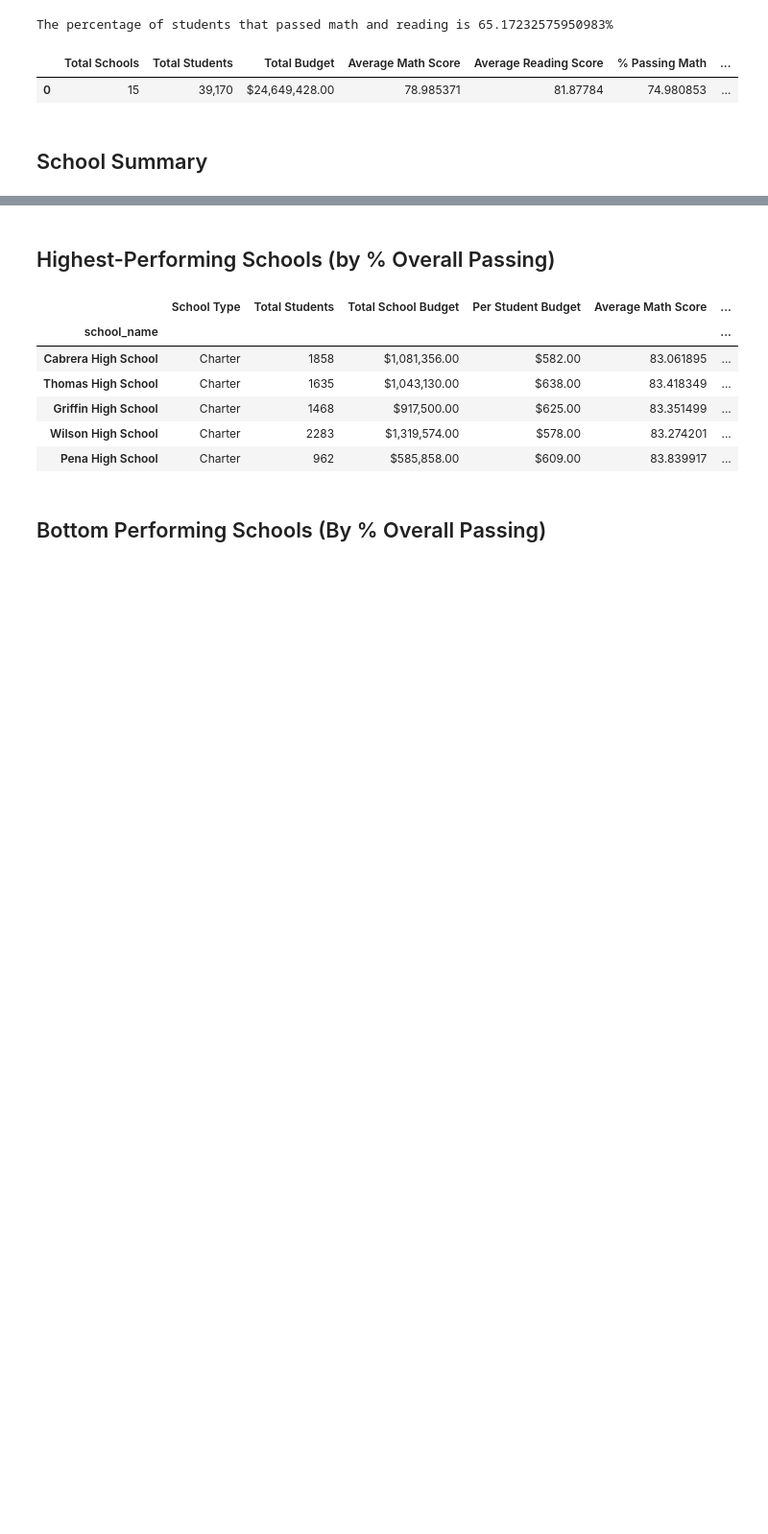
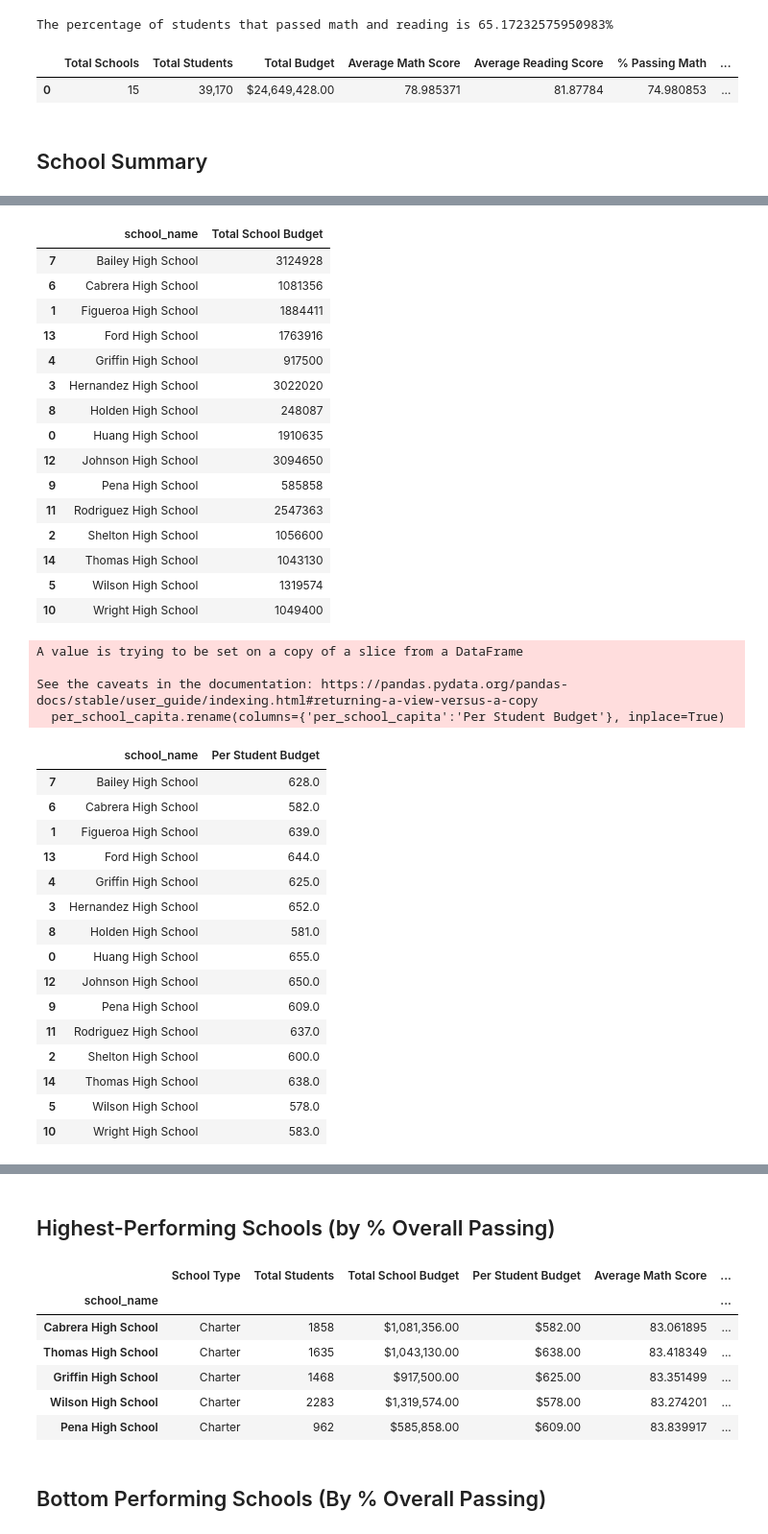
Before and after one commit to LunarKoiFish/pandas-challenge, a Jupyter notebook: PyCitySchools/PyCitySchools_starter.ipynb, the cells around one changed output, grey strips where cells are left out. Shown: that part at 96% size. Saved outputs shown, nothing was run; the diff lists cells and outputs as text; code cells hidden in the pictures; blank space fills up the shorter version.

```diff
--- a/PyCitySchools/PyCitySchools_starter.ipynb
+++ b/PyCitySchools/PyCitySchools_starter.ipynb
@@ -124,2 +162,53 @@ per_school_capita =
+# %%
+# Calculate the total school budget and per capita spending per school from school_data
+
+per_school_budget = school_data[['school_name','budget']]
+per_school_budget = pd.DataFrame(per_school_budget)
+per_school_budget.rename(columns={'budget':'Total School Budget'}, inplace=True)
+per_school_budget = per_school_budget.sort_values(by=per_school_budget.columns[0])
+display(per_school_budget)
+
+school_data['per_school_capita'] = school_data['budget'] / school_data['size']
+per_school_capita = school_data[['school_name','per_school_capita']]
+per_school_capita.rename(columns={'per_school_capita':'Per Student Budget'}, inplace=True)
+per_school_capita = per_school_capita.sort_values(by=per_school_capita.columns[0])
+display(per_school_capita)
+# %% [output]
+|  | school_name | Total School Budget |
+| 7 | Bailey High School | 3124928 |
+| 6 | Cabrera High School | 1081356 |
+| 1 | Figueroa High School | 1884411 |
+| 13 | Ford High School | 1763916 |
+| 4 | Griffin High School | 917500 |
+| 3 | Hernandez High School | 3022020 |
+| 8 | Holden High School | 248087 |
+| 0 | Huang High School | 1910635 |
+| 12 | Johnson High School | 3094650 |
+| 9 | Pena High School | 585858 |
+| 11 | Rodriguez High School | 2547363 |
+| 2 | Shelton High School | 1056600 |
+| 14 | Thomas High School | 1043130 |
+| 5 | Wilson High School | 1319574 |
+| 10 | Wright High School | 1049400 |
+A value is trying to be set on a copy of a slice from a DataFrame
+
+See the caveats in the documentation: https://pandas.pydata.org/pandas-docs/stable/user_guide/indexing.html#returning-a-view-versus-a-copy
+  per_school_capita.rename(columns={'per_school_capita':'Per Student Budget'}, inplace=True)
+|  | school_name | Per Student Budget |
+| 7 | Bailey High School | 628.0 |
+| 6 | Cabrera High School | 582.0 |
+| 1 | Figueroa High School | 639.0 |
+| 13 | Ford High School | 644.0 |
+| 4 | Griffin High School | 625.0 |
+| 3 | Hernandez High School | 652.0 |
+| 8 | Holden High School | 581.0 |
+| 0 | Huang High School | 655.0 |
+| 12 | Johnson High School | 650.0 |
+| 9 | Pena High School | 609.0 |
+| 11 | Rodriguez High School | 637.0 |
+| 2 | Shelton High School | 600.0 |
+| 14 | Thomas High School | 638.0 |
+| 5 | Wilson High School | 578.0 |
+| 10 | Wright High School | 583.0 |
 # %%
 # Calculate the average test scores per school from school_data_complete
```
Also changed, not shown: parts of 24 cells of this notebook.
